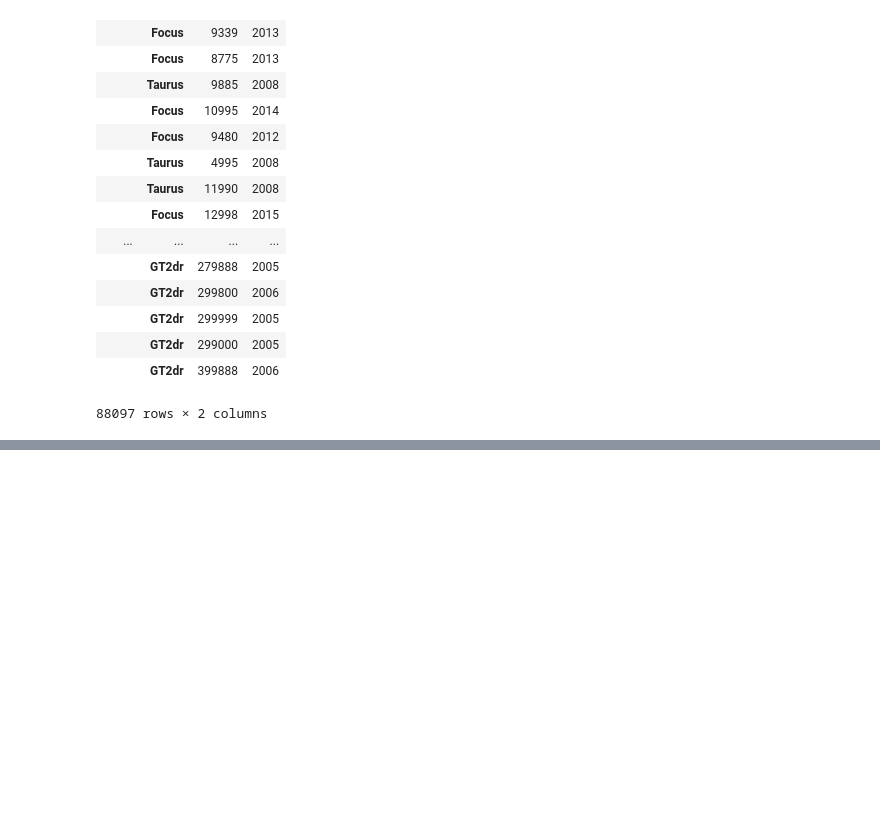
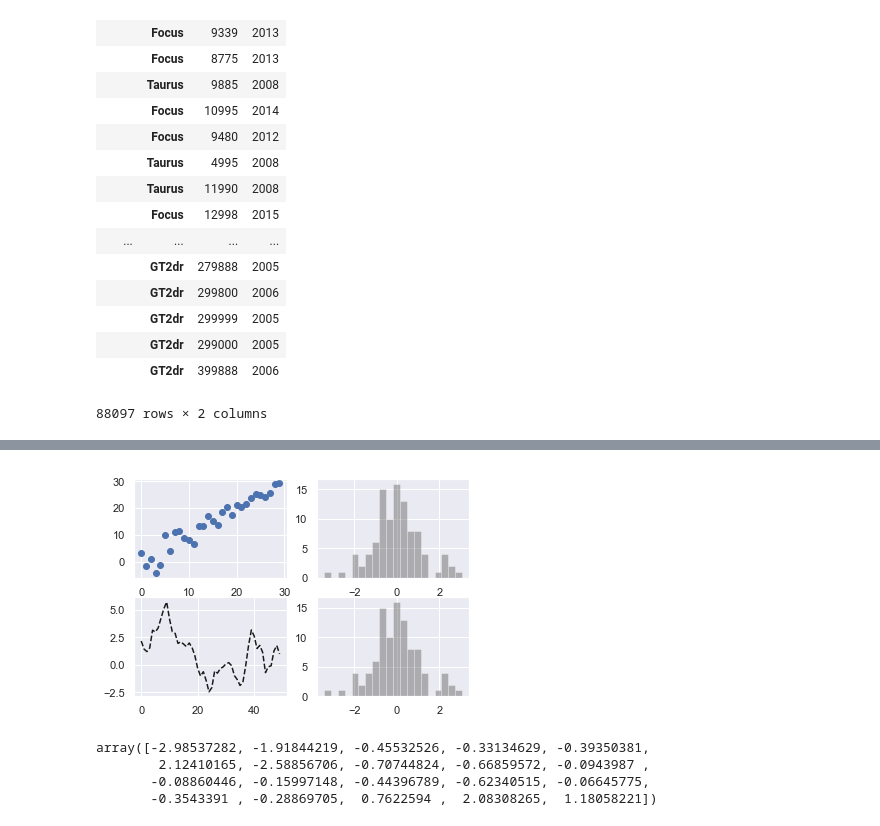
Before and after one commit to evanderknaap/tfvalidate, a Jupyter notebook: notebooks/Pandas.ipynb, the cells around one changed output, grey strips where cells are left out. Saved outputs shown, nothing was run; the diff lists cells and outputs as text; code cells hidden in the pictures; blank space fills up the shorter version.

```diff
--- a/notebooks/Pandas.ipynb
+++ b/notebooks/Pandas.ipynb
@@ -294,0 +302,7 @@ df4.loc[['Ford'],['Price','Year']]
+# %%
+import seaborn as sns
+
+sns.set() # Set the default layout style of matplotlib
+
+# Plot year, Mileage and Price stuff
+sns.relplot(x='Year',y='Mileage', size='Price', data = df[(df['Model'] == '3'))
@@ -294,0 +331,29 @@ df4.loc[['Ford'],['Price','Year']]
+# %%
+import matplotlib.pyplot as plt
+from numpy.random import randn
+
+
+# All graphs reside in a figure object
+fig = plt.figure()
+
+ax1 = fig.add_subplot(2,2,1) # first position in the square
+ax2 = fig.add_subplot(2,2,2) # second position in the figure
+ax3 = fig.add_subplot(2,2,3) # thurd position in the figure
+ax4 = fig.add_subplot(2,2,4) # thurd position in the figure
+
+# Random sample from normal distribution.
+normal_dist = randn(100)
+
+_ = ax2.hist(normal_dist, bins=20, color='k', alpha=0.3)
+_ = ax4.hist(normal_dist, bins=20, color='k', alpha=0.3)
+_ = ax1.scatter(np.arange(30), np.arange(30)+ 3 * randn(30))
+_ = ax3.plot(randn(50).cumsum(),'--k') # grab 50 samples from a random distribution, and take the cumulative
+# %% [output]
+[figure, added]
+# %%
+randn(20) # grab
+# %% [output]
+array([-2.98537282, -1.91844219, -0.45532526, -0.33134629, -0.39350381,
+        2.12410165, -2.58856706, -0.70744824, -0.66859572, -0.0943987 ,
+       -0.08860446, -0.15997148, -0.44396789, -0.62340515, -0.06645775,
+       -0.3543391 , -0.28869705,  0.7622594 ,  2.08308265,  1.18058221])
```
Also changed, not shown: parts of 11 cells of this notebook.
